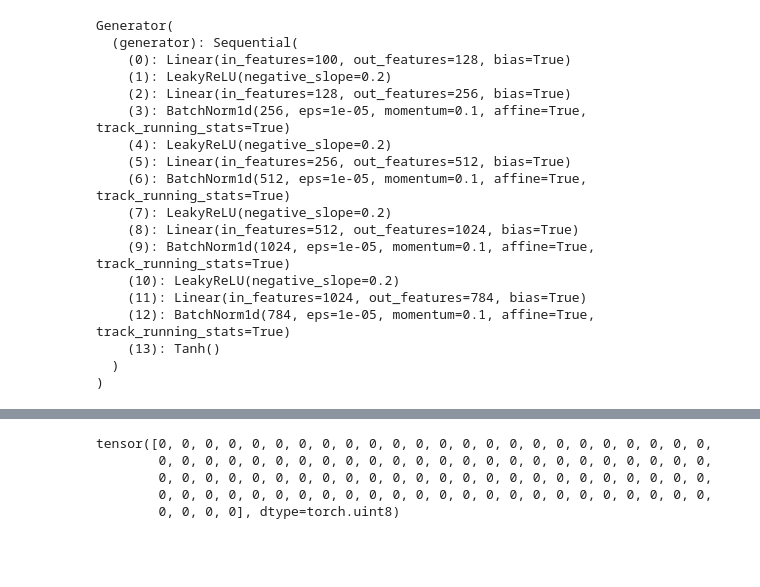
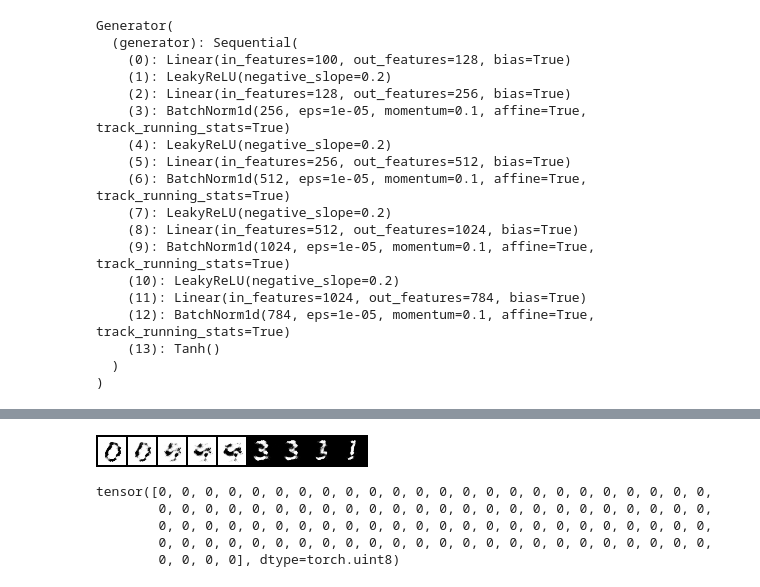
Before and after one commit to VictorZuanazzi/DeepLearning201, a Jupyter notebook: assignment_3/code/Plot stuff!.ipynb, the cells around one changed output, grey strips where cells are left out. Cells and saved outputs as stored; diff of their text form; code cells hidden in the pictures; blank space fills up the shorter version.

Commit message:
More plots! :chart:

```diff
--- a/assignment_3/code/Plot stuff!.ipynb
+++ b/assignment_3/code/Plot stuff!.ipynb
@@ -65,0 +66,10 @@ Image(filename='samples.png')
+# %%
+generator = Generator()
+folder_name = "model_BW_MNIST"
+path = "./" + folder_name + "/"
+model_name = "Generator.pt"
+device = torch.device('cpu')
+
+generator.load_state_dict(torch.load(path + model_name, map_location=device))
+
+generator.eval()
@@ -66,3 +95,22 @@ Image(filename='samples.png')
+# %%
+z = torch.randn(9,100)
+start = 0
+end = 8
+r = end-start
+for j in range(1):
+    for i in range(1,8):
+        z[i+j, :] = ((end - i)*z[start,:] + i*z[end+j,:])/r
+x = generator(z)
+
+
+save_image(x.view(-1, 1, 28, 28),
+                    'samplesBWy.png',
+                    nrow=9,
+                    normalize=True)
+
+Image(filename='samplesBWy.png')
+# %% [output]
+[figure, added]
 # %%
 z[0] == z[8]
 # %% [output]
```
Also changed, not shown: parts of 2 cells of this notebook, 7 other files.
